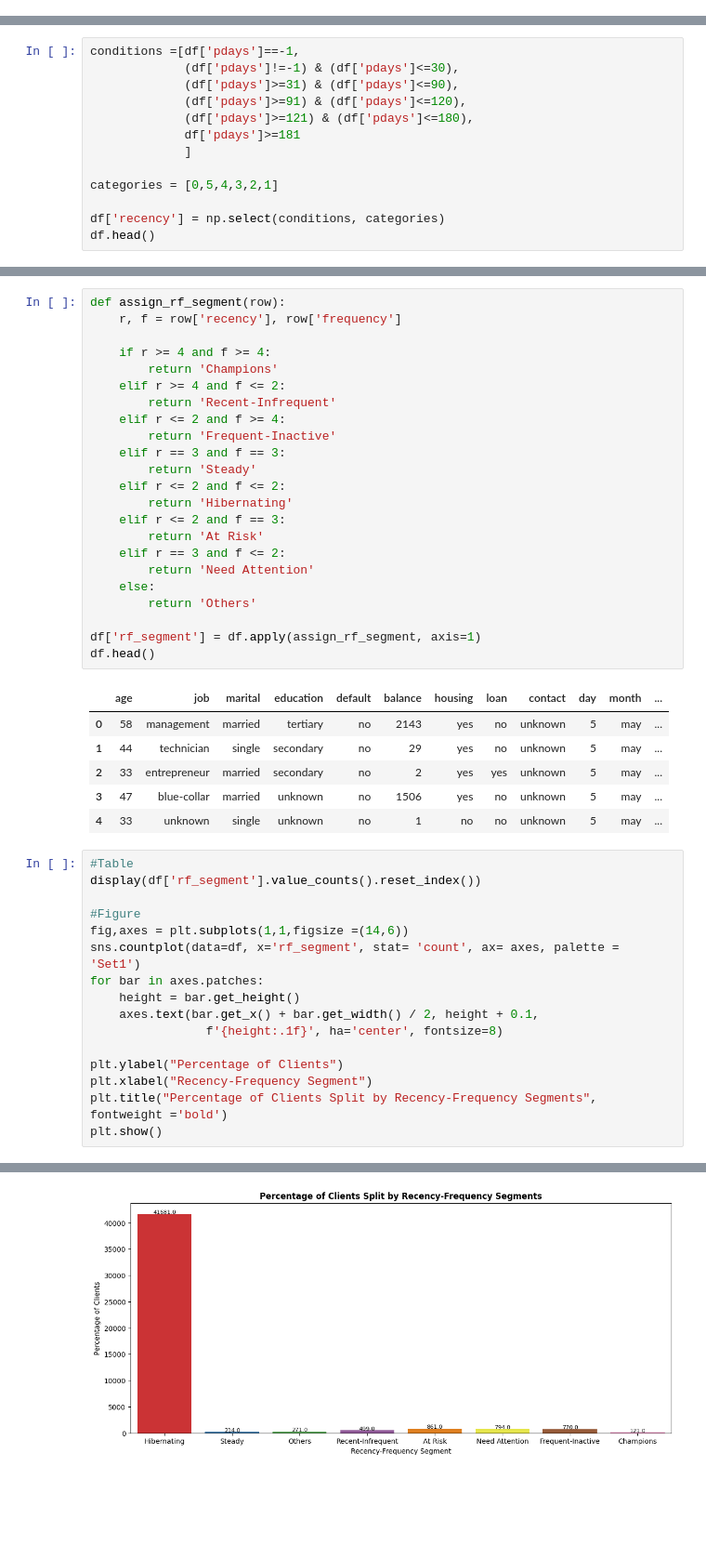
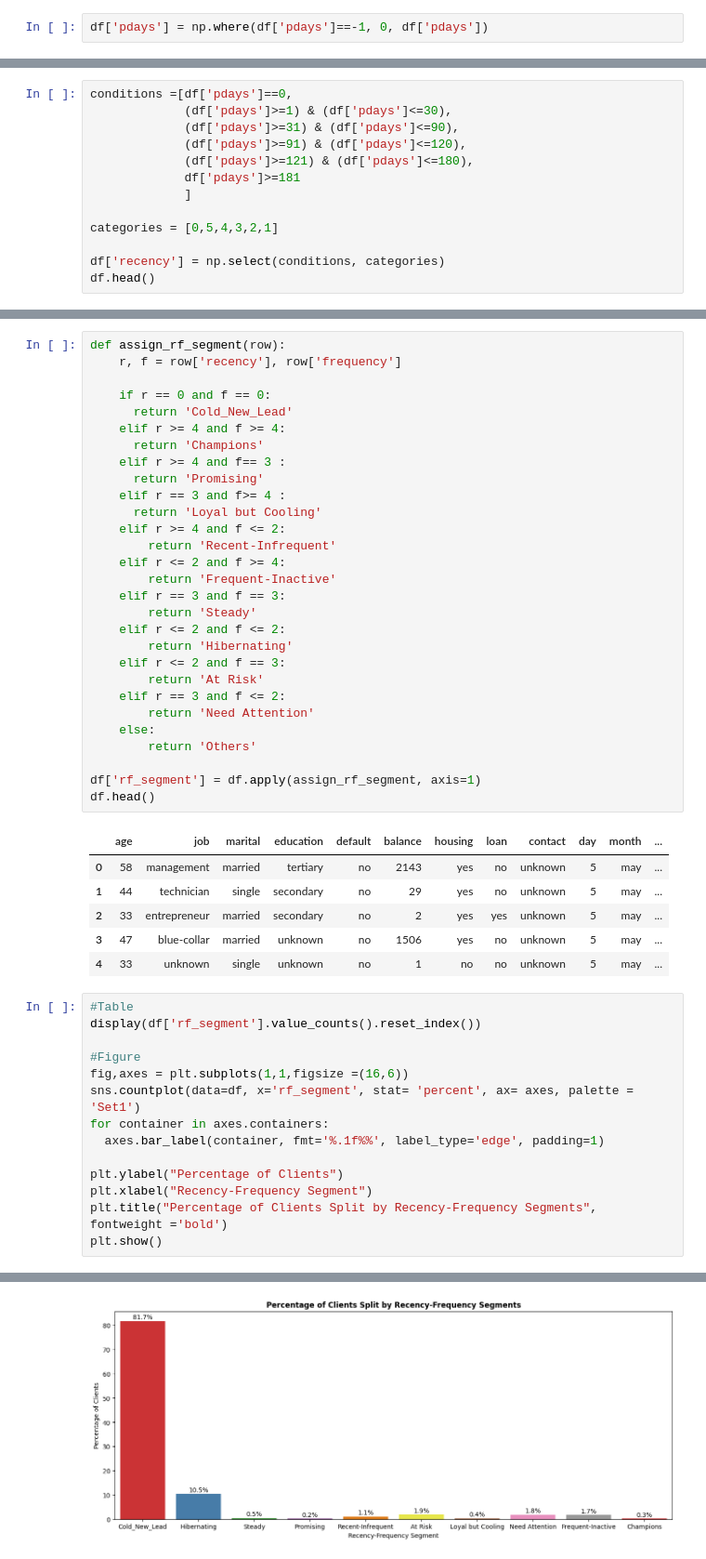
Before and after one commit to chayanbasu007/td_cross_sell_model, a Jupyter notebook: TD_Cross_Sell_Model.ipynb, the cells around one changed output, grey strips where cells are left out. Shown at 93% size. Cells and saved outputs as stored; diff of their text form; blank space fills up the shorter version.

```diff
--- a/TD_Cross_Sell_Model.ipynb
+++ b/TD_Cross_Sell_Model.ipynb
@@ -775,0 +776,2 @@ The image presents grouped bar charts across six dimensions—job, marital statu
+# %%
+df['pdays'] = np.where(df['pdays']==-1, 0, df['pdays'])
@@ -1154,6 +1180,6 @@ Text(0.5, 0.91, 'Mean Analysis Across Quarter Split by Conversion')
 # %%
-conditions =[df['pdays']==-1,
-             (df['pdays']!=-1) & (df['pdays']<=30),
+conditions =[df['pdays']==0,
+             (df['pdays']>=1) & (df['pdays']<=30),
              (df['pdays']>=31) & (df['pdays']<=90),
              (df['pdays']>=91) & (df['pdays']<=120),
              (df['pdays']>=121) & (df['pdays']<=180),
@@ -1213,8 +1257,14 @@ sns.heatmap(rf_matrix, annot=True, fmt='d', cmap='YlGnBu', linewidths=0.5, cbar_
 def assign_rf_segment(row):
     r, f = row['recency'], row['frequency']
 
-    if r >= 4 and f >= 4:
-        return 'Champions'
+    if r == 0 and f == 0:
+      return 'Cold_New_Lead'
+    elif r >= 4 and f >= 4:
+      return 'Champions'
+    elif r >= 4 and f== 3 :
+      return 'Promising'
+    elif r == 3 and f>= 4 :
+      return 'Loyal but Cooling'
     elif r >= 4 and f <= 2:
         return 'Recent-Infrequent'
     elif r <= 2 and f >= 4:
@@ -1244,12 +1294,10 @@ df.head()
 display(df['rf_segment'].value_counts().reset_index())
 
 #Figure
-fig,axes = plt.subplots(1,1,figsize =(14,6))
-sns.countplot(data=df, x='rf_segment', stat= 'count', ax= axes, palette = 'Set1')
-for bar in axes.patches:
-    height = bar.get_height()
-    axes.text(bar.get_x() + bar.get_width() / 2, height + 0.1,
-                f'{height:.1f}', ha='center', fontsize=8)
+fig,axes = plt.subplots(1,1,figsize =(16,6))
+sns.countplot(data=df, x='rf_segment', stat= 'percent', ax= axes, palette = 'Set1')
+for container in axes.containers:
+  axes.bar_label(container, fmt='%.1f%%', label_type='edge', padding=1)
 
 plt.ylabel("Percentage of Clients")
 plt.xlabel("Recency-Frequency Segment")
@@ -1268 +1318 @@ plt.show()
-[figure, old version]
+[figure, new version]
```
Also changed, not shown: parts of 42 cells of this notebook.
